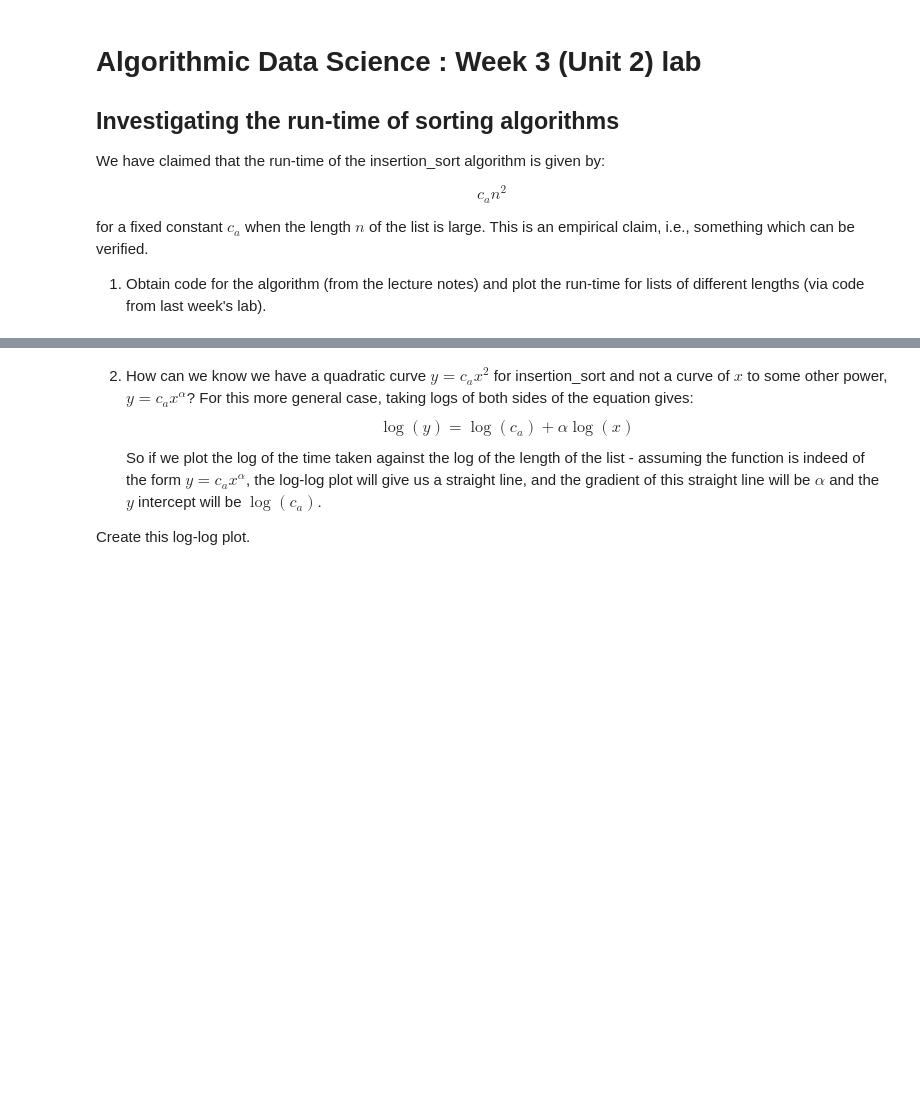
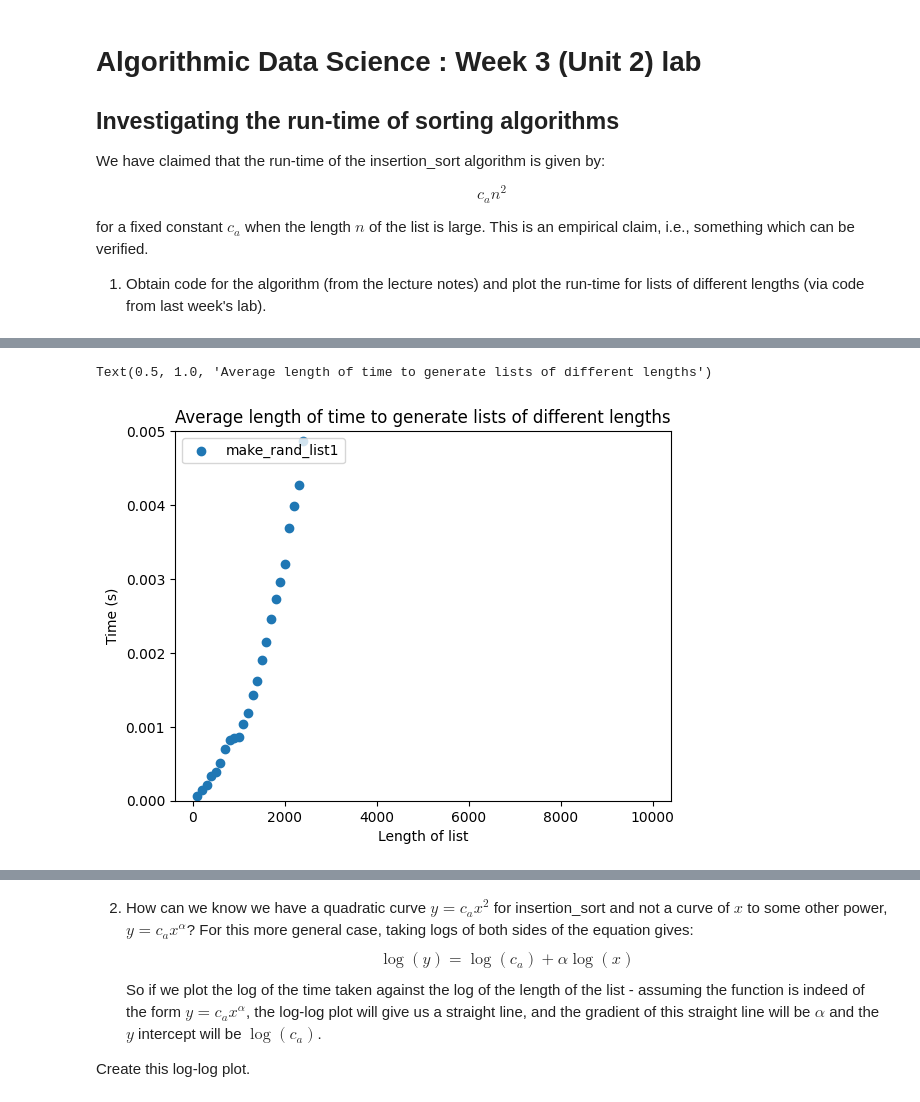
Before and after one commit to LukeBirkett/study-planner, a Jupyter notebook: 969G5_Algorithmic_Data_Science/weeks/week_2/lab/week3lab.ipynb, the cells around one changed output, grey strips where cells are left out. Saved outputs shown, nothing was run; the diff lists cells and outputs as text; code cells hidden in the pictures; blank space fills up the shorter version.

```diff
--- a/969G5_Algorithmic_Data_Science/weeks/week_2/lab/week3lab.ipynb
+++ b/969G5_Algorithmic_Data_Science/weeks/week_2/lab/week3lab.ipynb
@@ -61,3 +93,13 @@ for i in range(0,5000,10):
+# %%
+plt.scatter(xs,ys,label='make_rand_list1')
+plt.ylim(0,0.005)  #you will need to play around with the upper limit depending on your computer
+plt.legend(loc='upper left')
+plt.xlabel('Length of list')
+plt.ylabel('Time (s)')
+plt.title('Average length of time to generate lists of different lengths')
+# %% [output]
+Text(0.5, 1.0, 'Average length of time to generate lists of different lengths')
+[figure, added]
 # %%
 plt.scatter(xs,ys,label='make_rand_list1')
 plt.ylim(0,0.005)  #you will need to play around with the upper limit depending on your computer
```
Also changed, not shown: parts of 11 cells of this notebook.
